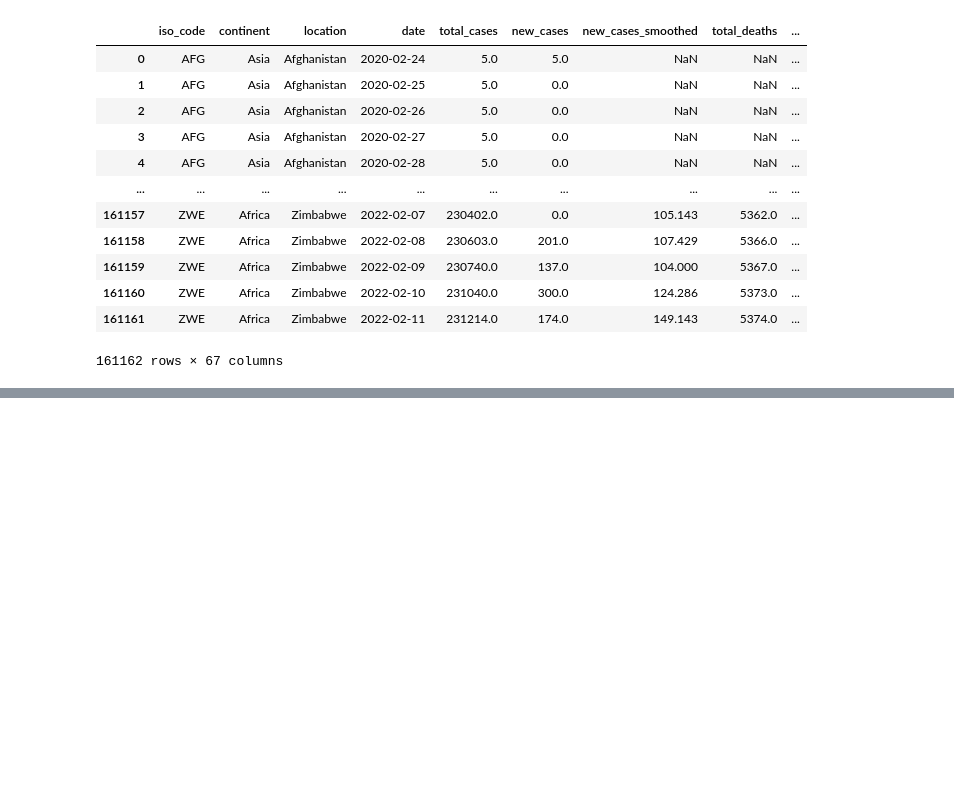
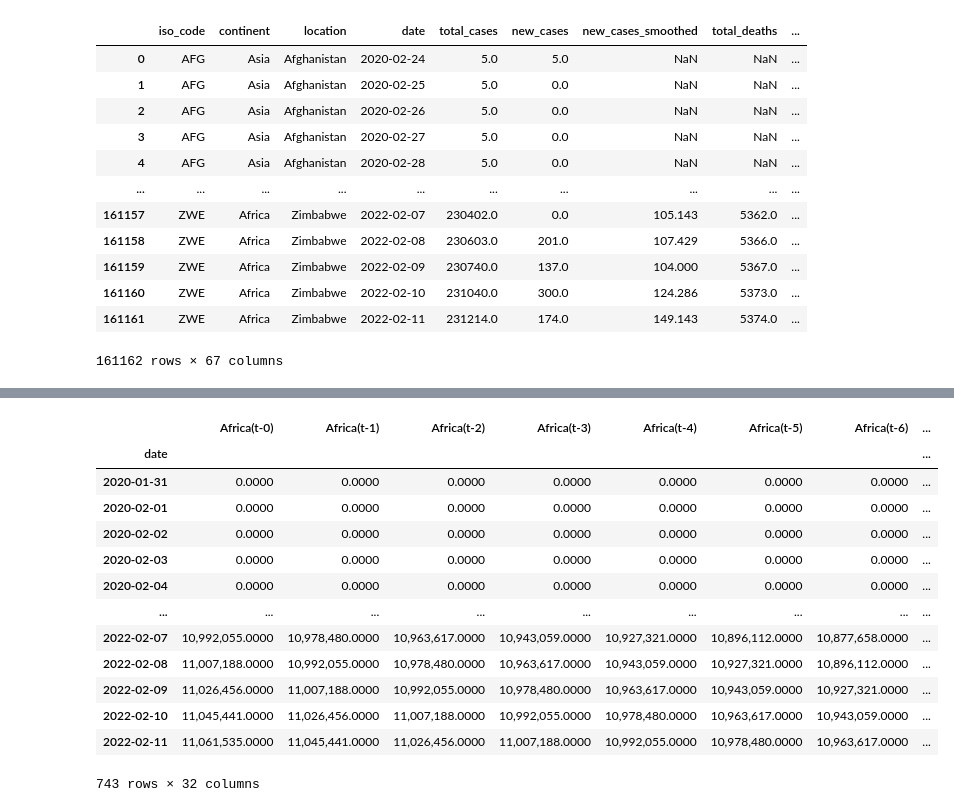
Before and after one commit to Micke0009/portafolio_data-science_health-care, a Jupyter notebook: notebooks/analisis_inicial.ipynb, the cells around one changed output, grey strips where cells are left out. Saved outputs shown, nothing was run; the diff lists cells and outputs as text; code cells hidden in the pictures; blank space fills up the shorter version.

```diff
--- a/notebooks/analisis_inicial.ipynb
+++ b/notebooks/analisis_inicial.ipynb
@@ -18,0 +191,12 @@ pd.read_csv('data/owid-covid-data.csv')
+# %%
+#Pronóstico
+#Creación de hipótesis
+#Antes de realizar un pronóstico, primero debe determinar el campo de destino (salida) para el cual se creará el pronóstico.
+#El siguiente paso es crear una hipótesis que implique determinar los campos de entrada de los que depende nuestro objetivo.
+#Intentemos hacer una predicción sobre el total de casos en África. Podemos proponer dos hipótesis:
+
+#El número de casos totales en África depende del de otros continentes.
+#El número de casos totales en África no depende del de otros continentes.
+#Para comprobar la primera hipótesis, deberíamos hacer un análisis de correlación usando pandas.DataFrame.corr().
+pd.options.display.float_format = '{:,.2f}'.format
+p_covid.corr()
@@ -18,0 +212,15 @@ pd.read_csv('data/owid-covid-data.csv')
+# %%
+#Cada celda contiene los coeficientes de correlación entre dos columnas. Por lo tanto, los elementos de la diagonal son iguales
+#a uno. Como puede verse en la columna (o fila) de África, todos los coeficientes de correlación son superiores a 0,9.
+#Esto puede ser una confirmación de la primera hipótesis. Los coeficientes de correlación cercanos a 1 significan la presencia
+#de una estrecha relación lineal entre los campos. Por tanto, para contrastar la primera hipótesis, es conveniente utilizar
+#modelos lineales.
+
+#Dividir el DataSet en conjuntos de entrenamiento y prueba
+#Para el ajuste y prueba del modelo, es necesario dividir el DataSet en un conjunto de entrenamiento y otro de prueba.
+#Puede implementar esto con las herramientas clásicas de Python, como cortes o usando una función especial con muchas
+#configuraciones flexibles (sklearn.model_selection.train_test_split()). Tomaremos el 30% de nuestro DataSet para un conjunto de
+#prueba.
+proportion_train_test = 0.7
+l = int(proportion_train_test * len(p_covid))
+col = p_covid.columns
@@ -18,0 +417,5 @@ pd.read_csv('data/owid-covid-data.csv')
+# %%
+#Probemos un retraso de 30 días.
+pd.options.display.float_format = '{:,.4f}'.format
+l = pd.DataFrame(lag_correlation_ts(y_dataset, y_dataset, 30))
+l
@@ -18,0 +490,18 @@ pd.read_csv('data/owid-covid-data.csv')
+# %%
+dataset = series_to_supervised(pd.DataFrame(y_dataset), y_dataset, 30)
+dataset
+# %% [output]
+|  | Africa(t-0) | Africa(t-1) | Africa(t-2) | Africa(t-3) | Africa(t-4) | Africa(t-5) | Africa(t-6) | ... |
+| date |  |  |  |  |  |  |  | ... |
+| 2020-01-31 | 0.0000 | 0.0000 | 0.0000 | 0.0000 | 0.0000 | 0.0000 | 0.0000 | ... |
+| 2020-02-01 | 0.0000 | 0.0000 | 0.0000 | 0.0000 | 0.0000 | 0.0000 | 0.0000 | ... |
+| 2020-02-02 | 0.0000 | 0.0000 | 0.0000 | 0.0000 | 0.0000 | 0.0000 | 0.0000 | ... |
+| 2020-02-03 | 0.0000 | 0.0000 | 0.0000 | 0.0000 | 0.0000 | 0.0000 | 0.0000 | ... |
+| 2020-02-04 | 0.0000 | 0.0000 | 0.0000 | 0.0000 | 0.0000 | 0.0000 | 0.0000 | ... |
+| ... | ... | ... | ... | ... | ... | ... | ... | ... |
+| 2022-02-07 | 10,992,055.0000 | 10,978,480.0000 | 10,963,617.0000 | 10,943,059.0000 | 10,927,321.0000 | 10,896,112.0000 | 10,877,658.0000 | ... |
+| 2022-02-08 | 11,007,188.0000 | 10,992,055.0000 | 10,978,480.0000 | 10,963,617.0000 | 10,943,059.0000 | 10,927,321.0000 | 10,896,112.0000 | ... |
+| 2022-02-09 | 11,026,456.0000 | 11,007,188.0000 | 10,992,055.0000 | 10,978,480.0000 | 10,963,617.0000 | 10,943,059.0000 | 10,927,321.0000 | ... |
+| 2022-02-10 | 11,045,441.0000 | 11,026,456.0000 | 11,007,188.0000 | 10,992,055.0000 | 10,978,480.0000 | 10,963,617.0000 | 10,943,059.0000 | ... |
+| 2022-02-11 | 11,061,535.0000 | 11,045,441.0000 | 11,026,456.0000 | 11,007,188.0000 | 10,992,055.0000 | 10,978,480.0000 | 10,963,617.0000 | ... |
+743 rows × 32 columns
```
Also changed, not shown: parts of 43 cells of this notebook.
